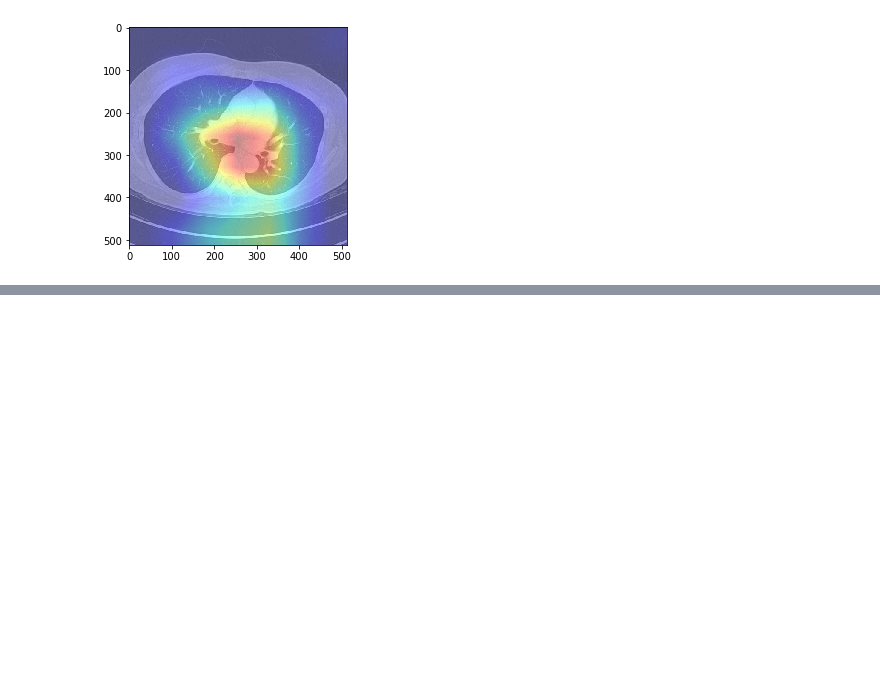
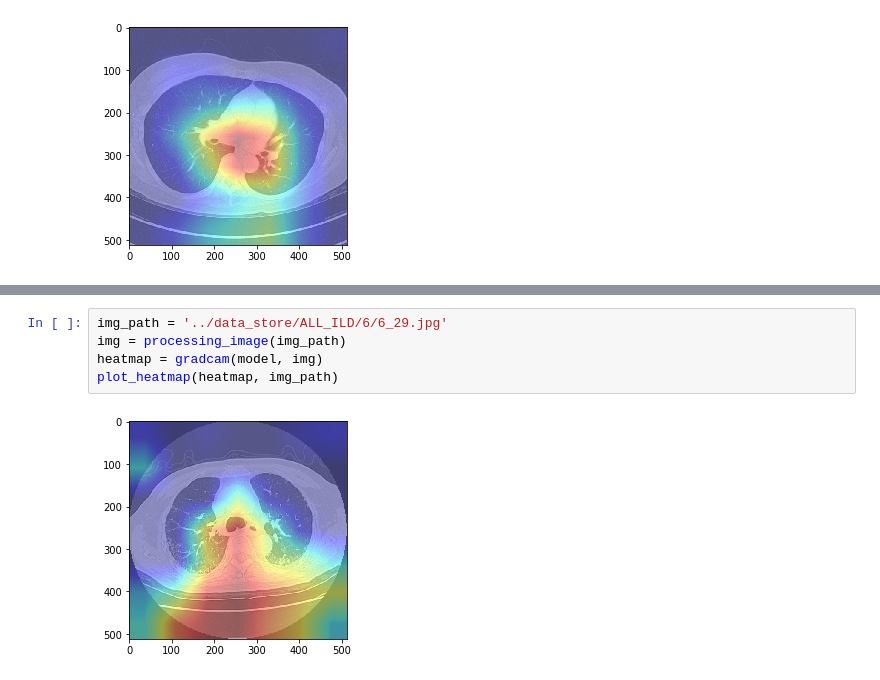
Before and after one commit to Media1129/ILD_PROJECT, a Jupyter notebook: Grad_CAM/ILD_CAM_RESNET.ipynb, the cells around one changed output, grey strips where cells are left out. Drawn from its saved outputs; the diff is of its cells as text; blank space fills up the shorter version.

```diff
--- a/Grad_CAM/ILD_CAM_RESNET.ipynb
+++ b/Grad_CAM/ILD_CAM_RESNET.ipynb
@@ -92,0 +111,7 @@ plot_heatmap(heatmap, img_path)
+# %%
+img_path = '../data_store/ALL_ILD/6/6_29.jpg'
+img = processing_image(img_path)
+heatmap = gradcam(model, img)
+plot_heatmap(heatmap, img_path)
+# %% [output]
+[figure, added]
```
Also changed, not shown: parts of 16 cells of this notebook.
